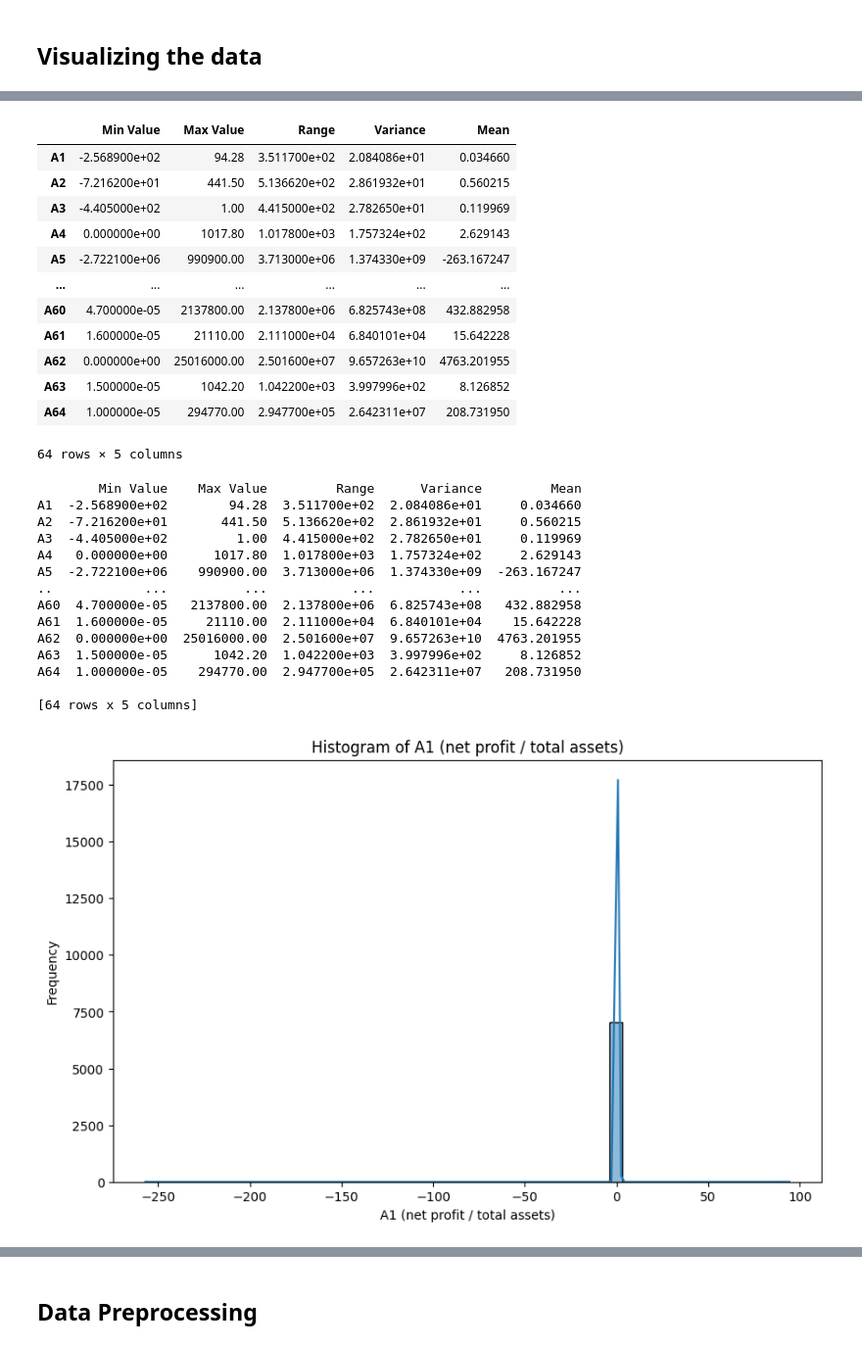
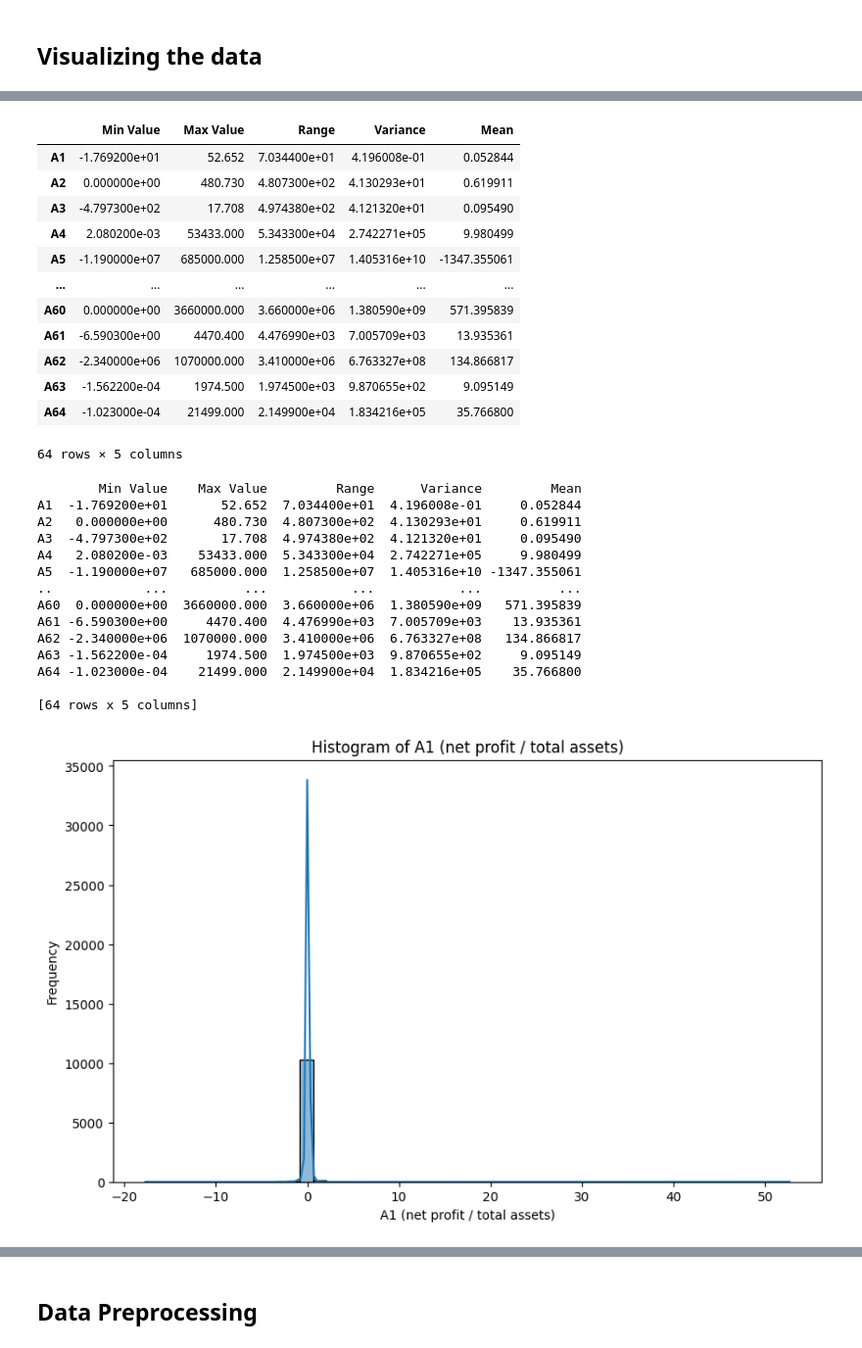
Before and after one commit to piotrdurniat/ml-l1-pcb, a Jupyter notebook: uczenie-maszynowe-lab-1.ipynb, the cells around one changed output, grey strips where cells are left out. Shown at 98% size. Saved outputs shown, nothing was run; the diff lists cells and outputs as text; code cells hidden in the pictures.

```diff
--- a/uczenie-maszynowe-lab-1.ipynb
+++ b/uczenie-maszynowe-lab-1.ipynb
@@ -153,5 +153,8 @@ feature_description = pd.DataFrame(
     columns=["Feature", "Description"],
 )
 
+feature_description.set_index("Feature", inplace=True)
+feature_description.index.name = None
+
 display(feature_description)
 # %% [output]
@@ -174,7 +204,7 @@ display(feature_description)
 # Choose only samples from year = 1
 # and remove the year column
 
-year = 1
+year = 3
 filter_idx = X_all["year"] == year
 
 X = X_all[filter_idx].drop(columns=["year"])
@@ -238,44 +268,47 @@ display(df)
 print(df)
 # %% [output]
 |  | Min Value | Max Value | Range | Variance | Mean |
-| A1 | -2.568900e+02 | 94.28 | 3.511700e+02 | 2.084086e+01 | 0.034660 |
-| A2 | -7.216200e+01 | 441.50 | 5.136620e+02 | 2.861932e+01 | 0.560215 |
-| A3 | -4.405000e+02 | 1.00 | 4.415000e+02 | 2.782650e+01 | 0.119969 |
-| A4 | 0.000000e+00 | 1017.80 | 1.017800e+03 | 1.757324e+02 | 2.629143 |
-| A5 | -2.722100e+06 | 990900.00 | 3.713000e+06 | 1.374330e+09 | -263.167247 |
+| A1 | -1.769200e+01 | 52.652 | 7.034400e+01 | 4.196008e-01 | 0.052844 |
+| A2 | 0.000000e+00 | 480.730 | 4.807300e+02 | 4.130293e+01 | 0.619911 |
+| A3 | -4.797300e+02 | 17.708 | 4.974380e+02 | 4.121320e+01 | 0.095490 |
+| A4 | 2.080200e-03 | 53433.000 | 5.343300e+04 | 2.742271e+05 | 9.980499 |
+| A5 | -1.190000e+07 | 685000.000 | 1.258500e+07 | 1.405316e+10 | -1347.355061 |
 | ... | ... | ... | ... | ... | ... |
-| A60 | 4.700000e-05 | 2137800.00 | 2.137800e+06 | 6.825743e+08 | 432.882958 |
-| A61 | 1.600000e-05 | 21110.00 | 2.111000e+04 | 6.840101e+04 | 15.642228 |
-| A62 | 0.000000e+00 | 25016000.00 | 2.501600e+07 | 9.657263e+10 | 4763.201955 |
-| A63 | 1.500000e-05 | 1042.20 | 1.042200e+03 | 3.997996e+02 | 8.126852 |
-| A64 | 1.000000e-05 | 294770.00 | 2.947700e+05 | 2.642311e+07 | 208.731950 |
+| A60 | 0.000000e+00 | 3660000.000 | 3.660000e+06 | 1.380590e+09 | 571.395839 |
+| A61 | -6.590300e+00 | 4470.400 | 4.476990e+03 | 7.005709e+03 | 13.935361 |
+| A62 | -2.340000e+06 | 1070000.000 | 3.410000e+06 | 6.763327e+08 | 134.866817 |
+| A63 | -1.562200e-04 | 1974.500 | 1.974500e+03 | 9.870655e+02 | 9.095149 |
+| A64 | -1.023000e-04 | 21499.000 | 2.149900e+04 | 1.834216e+05 | 35.766800 |
 64 rows × 5 columns
         Min Value    Max Value         Range      Variance         Mean
-A1  -2.568900e+02        94.28  3.511700e+02  2.084086e+01     0.034660
-A2  -7.216200e+01       441.50  5.136620e+02  2.861932e+01     0.560215
-A3  -4.405000e+02         1.00  4.415000e+02  2.782650e+01     0.119969
-A4   0.000000e+00      1017.80  1.017800e+03  1.757324e+02     2.629143
-A5  -2.722100e+06    990900.00  3.713000e+06  1.374330e+09  -263.167247
+A1  -1.769200e+01       52.652  7.034400e+01  4.196008e-01     0.052844
+A2   0.000000e+00      480.730  4.807300e+02  4.130293e+01     0.619911
+A3  -4.797300e+02       17.708  4.974380e+02  4.121320e+01     0.095490
+A4   2.080200e-03    53433.000  5.343300e+04  2.742271e+05     9.980499
+A5  -1.190000e+07   685000.000  1.258500e+07  1.405316e+10 -1347.355061
 ..            ...          ...           ...           ...          ...
-A60  4.700000e-05   2137800.00  2.137800e+06  6.825743e+08   432.882958
-A61  1.600000e-05     21110.00  2.111000e+04  6.840101e+04    15.642228
-A62  0.000000e+00  25016000.00  2.501600e+07  9.657263e+10  4763.201955
-A63  1.500000e-05      1042.20  1.042200e+03  3.997996e+02     8.126852
-A64  1.000000e-05    294770.00  2.947700e+05  2.642311e+07   208.731950
+A60  0.000000e+00  3660000.000  3.660000e+06  1.380590e+09   571.395839
+A61 -6.590300e+00     4470.400  4.476990e+03  7.005709e+03    13.935361
+A62 -2.340000e+06  1070000.000  3.410000e+06  6.763327e+08   134.866817
+A63 -1.562200e-04     1974.500  1.974500e+03  9.870655e+02     9.095149
+A64 -1.023000e-04    21499.000  2.149900e+04  1.834216e+05    35.766800
 
 [64 rows x 5 columns]
 # %%
 # Histogram of the feature A1
-data = X["A1"]
+feature_name = "A1"
+feature_desc = feature_description["Description"][feature_name]
+
+data = X[feature_name]
 plt.figure(figsize=(10, 6))
 sns.histplot(data, bins=50, kde=True)
-plt.title("Histogram of A1 (net profit / total assets)")
-plt.xlabel("A1 (net profit / total assets)")
+plt.title(f"Histogram of {feature_name} ({feature_desc})")
+plt.xlabel(f"{feature_name} ({feature_desc})")
 plt.ylabel("Frequency")
 
 plt.show()
 # %% [output]
-[figure, old version]
+[figure, new version]
 # %%
 # Assuming X is your DataFrame containing the features
 # Ensure 'A1' and 'A2' are in your DataFrame
```
Also changed, not shown: parts of 9 cells of this notebook.
